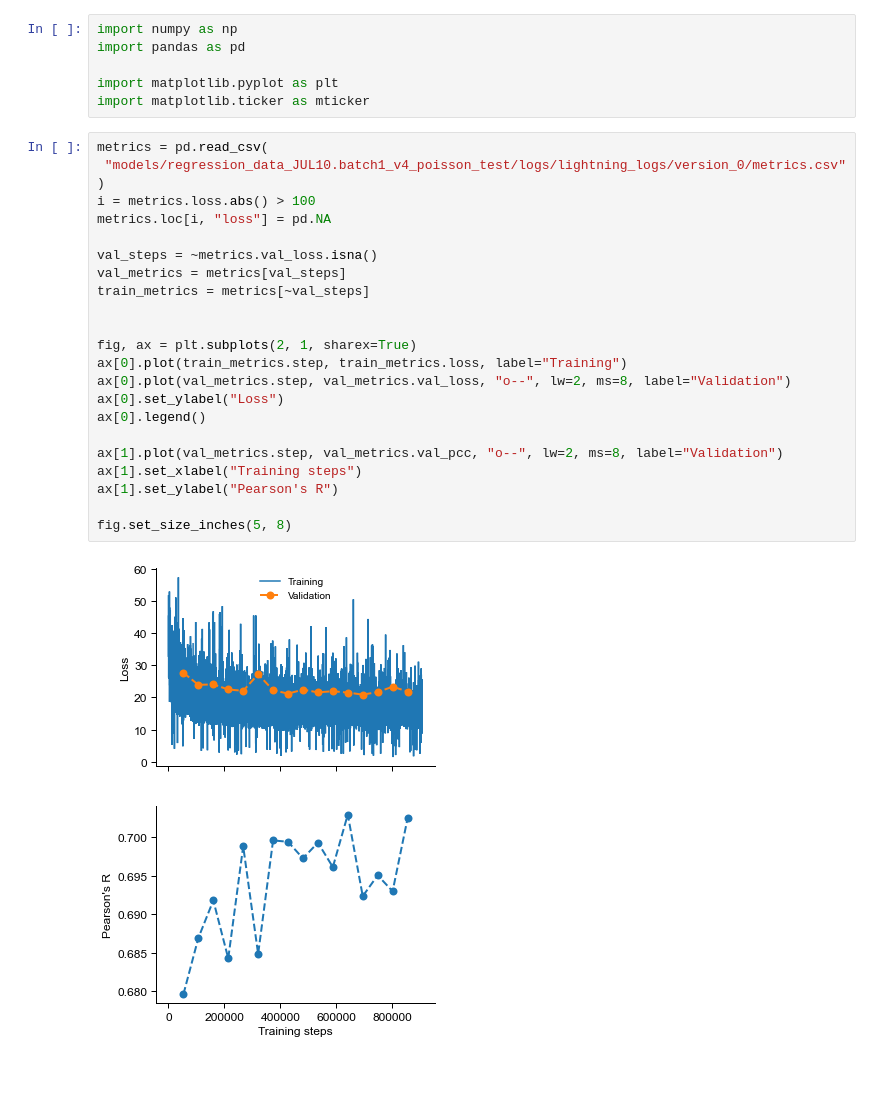
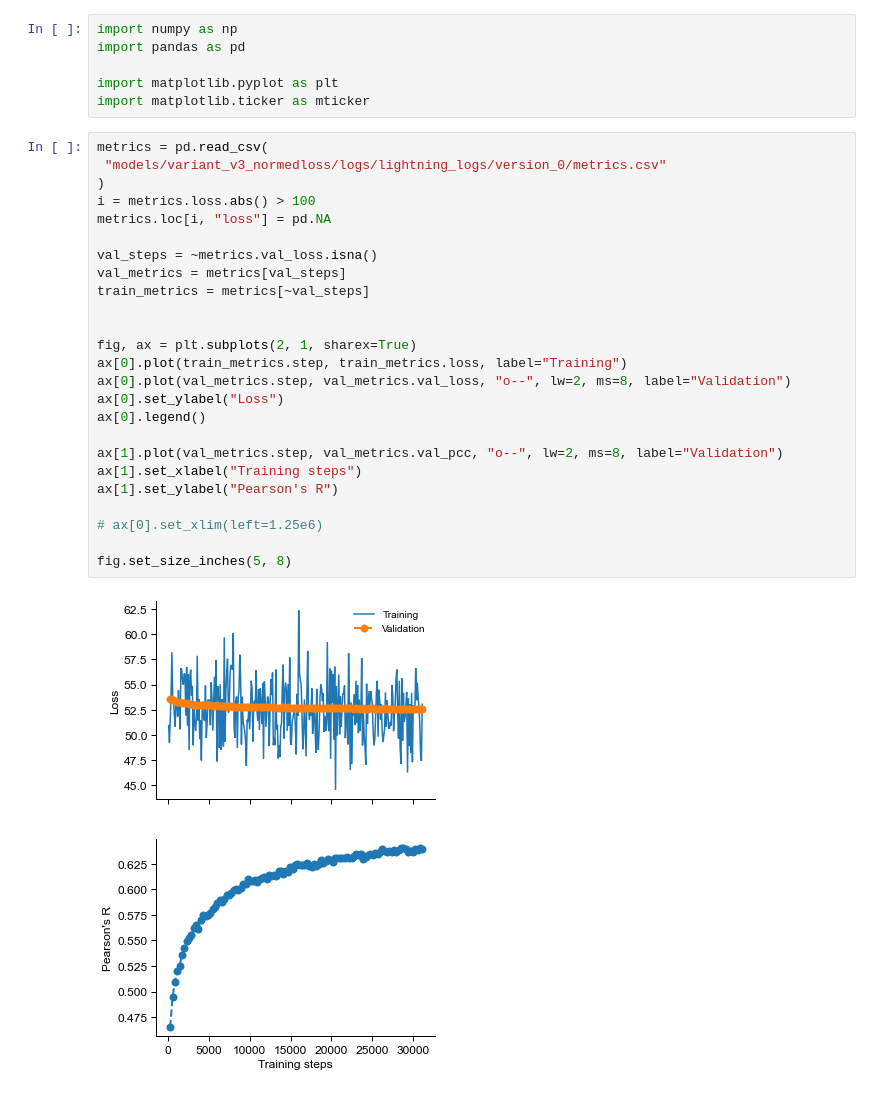
Before and after one commit to vierstralab/vinson, a Jupyter notebook: Train_Metrics.ipynb, the cells around one changed output. Saved outputs shown, nothing was run; the diff lists cells and outputs as text.

```diff
--- a/Train_Metrics.ipynb
+++ b/Train_Metrics.ipynb
@@ -6,26 +6,28 @@ import matplotlib.pyplot as plt
 import matplotlib.ticker as mticker
 # %%
 metrics = pd.read_csv(
- "models/regression_data_JUL10.batch1_v4_poisson_test/logs/lightning_logs/version_0/metrics.csv"
+ "models/variant_v3_normedloss/logs/lightning_logs/version_0/metrics.csv"
 )
 i = metrics.loss.abs() > 100
 metrics.loc[i, "loss"] = pd.NA
 
 val_steps = ~metrics.val_loss.isna()
 val_metrics = metrics[val_steps]
 train_metrics = metrics[~val_steps]
 
 
 fig, ax = plt.subplots(2, 1, sharex=True)
 ax[0].plot(train_metrics.step, train_metrics.loss, label="Training")
 ax[0].plot(val_metrics.step, val_metrics.val_loss, "o--", lw=2, ms=8, label="Validation")
 ax[0].set_ylabel("Loss")
 ax[0].legend()
 
 ax[1].plot(val_metrics.step, val_metrics.val_pcc, "o--", lw=2, ms=8, label="Validation")
 ax[1].set_xlabel("Training steps")
 ax[1].set_ylabel("Pearson's R")
 
+# ax[0].set_xlim(left=1.25e6)
+
 fig.set_size_inches(5, 8)
 # %% [output]
-[figure, old version]
+[figure, new version]
```
Also changed, not shown: parts of 1 cell of this notebook, 9 other files.
